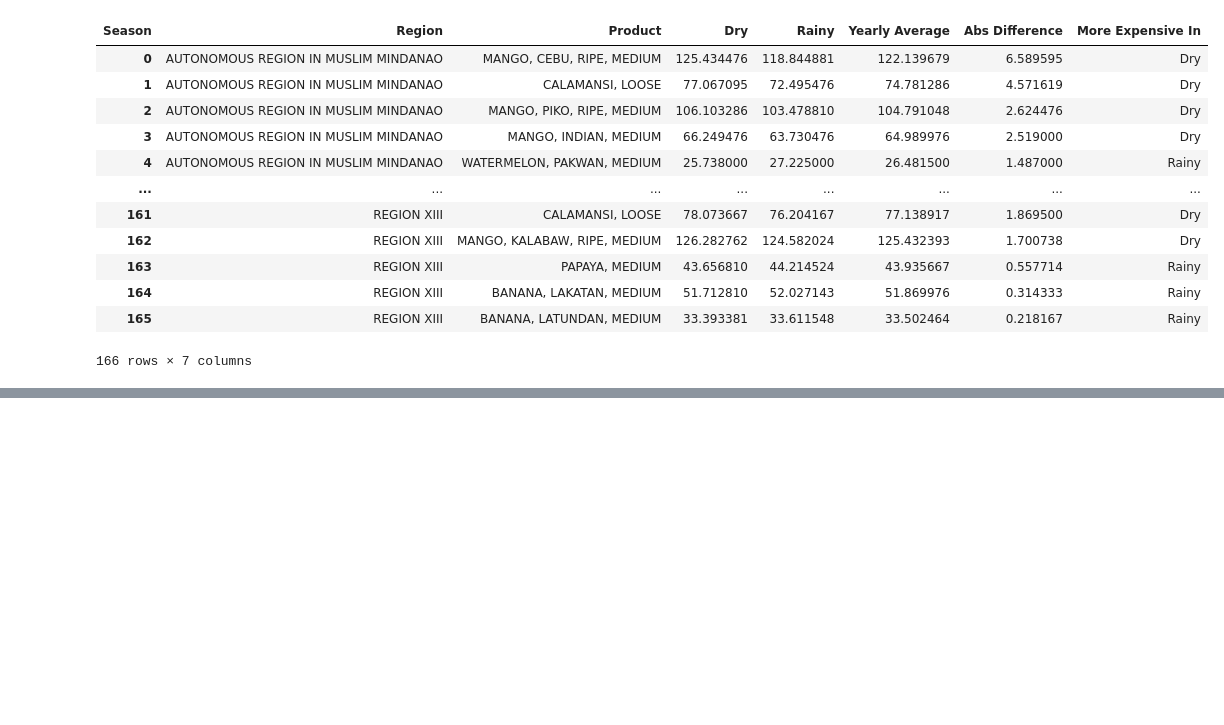
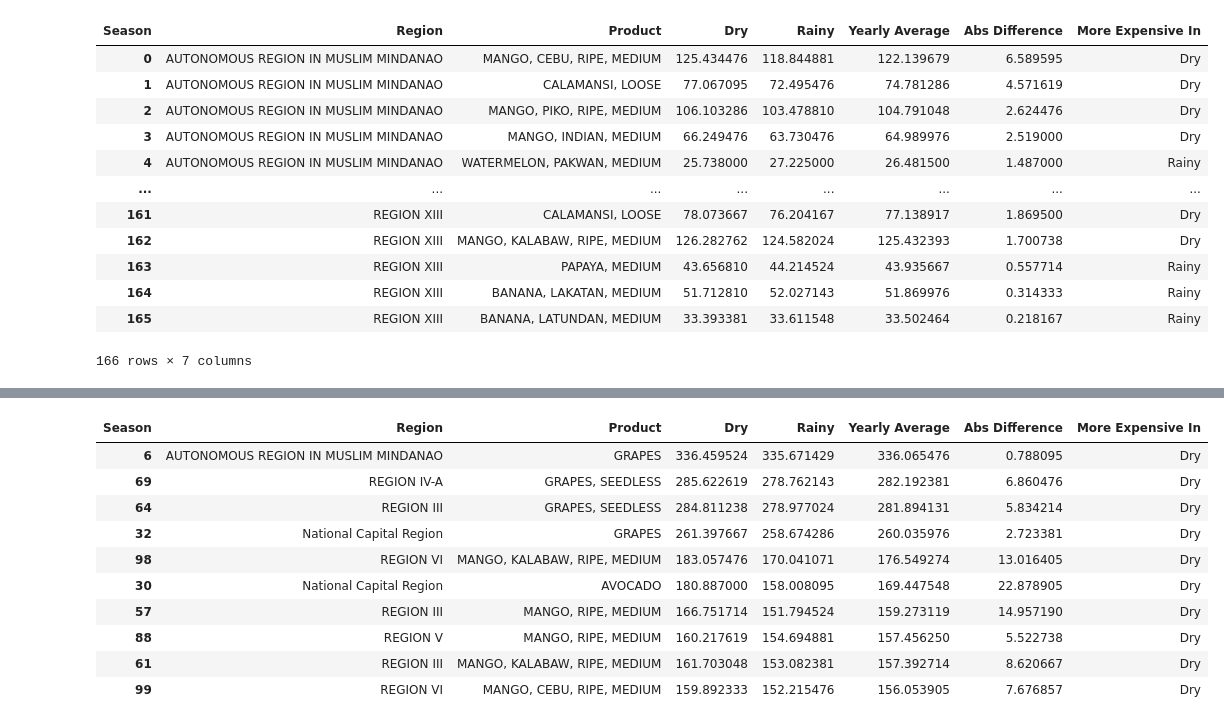
Before and after one commit to RRENN02/Prelims-PH_FruitRetail, a Jupyter notebook: fruit_retail.ipynb, the cells around one changed output, grey strips where cells are left out. Cells and saved outputs as stored; diff of their text form; code cells hidden in the pictures; blank space fills up the shorter version.

```diff
--- a/fruit_retail.ipynb
+++ b/fruit_retail.ipynb
@@ -616,0 +596,19 @@ No frequency information was provided, so inferred frequency MS will be used.
+# %%
+# Filter the DataFrame for 'Dry' and 'Rainy' values in 'More Expensive In' column
+top_10_dry = top_10_products_per_region[top_10_products_per_region['More Expensive In'] == 'Dry'].nlargest(20, 'Yearly Average')
+top_10_rainy = top_10_products_per_region[top_10_products_per_region['More Expensive In'] == 'Rainy'].nlargest(20, 'Yearly Average')
+
+# Display the results
+top_10_dry
+# %% [output]
+| Season | Region | Product | Dry | Rainy | Yearly Average | Abs Difference | More Expensive In |
+| 6 | AUTONOMOUS REGION IN MUSLIM MINDANAO | GRAPES | 336.459524 | 335.671429 | 336.065476 | 0.788095 | Dry |
+| 69 | REGION IV-A | GRAPES, SEEDLESS | 285.622619 | 278.762143 | 282.192381 | 6.860476 | Dry |
+| 64 | REGION III | GRAPES, SEEDLESS | 284.811238 | 278.977024 | 281.894131 | 5.834214 | Dry |
+| 32 | National Capital Region | GRAPES | 261.397667 | 258.674286 | 260.035976 | 2.723381 | Dry |
+| 98 | REGION VI | MANGO, KALABAW, RIPE, MEDIUM | 183.057476 | 170.041071 | 176.549274 | 13.016405 | Dry |
+| 30 | National Capital Region | AVOCADO | 180.887000 | 158.008095 | 169.447548 | 22.878905 | Dry |
+| 57 | REGION III | MANGO, RIPE, MEDIUM | 166.751714 | 151.794524 | 159.273119 | 14.957190 | Dry |
+| 88 | REGION V | MANGO, RIPE, MEDIUM | 160.217619 | 154.694881 | 157.456250 | 5.522738 | Dry |
+| 61 | REGION III | MANGO, KALABAW, RIPE, MEDIUM | 161.703048 | 153.082381 | 157.392714 | 8.620667 | Dry |
+| 99 | REGION VI | MANGO, CEBU, RIPE, MEDIUM | 159.892333 | 152.215476 | 156.053905 | 7.676857 | Dry |
```
Also changed, not shown: parts of 8 cells of this notebook.
